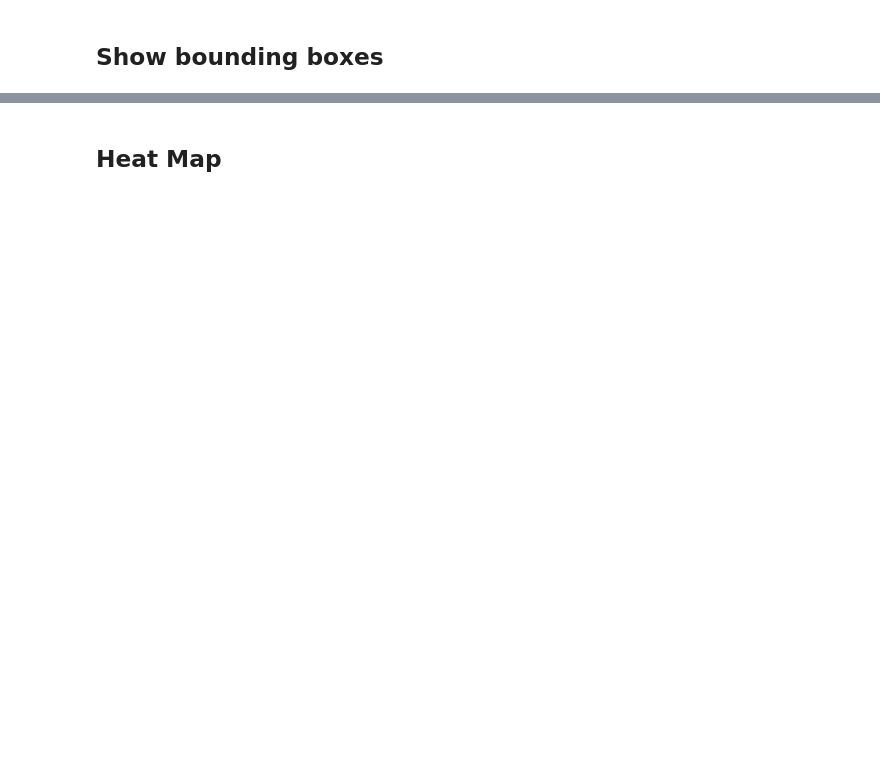
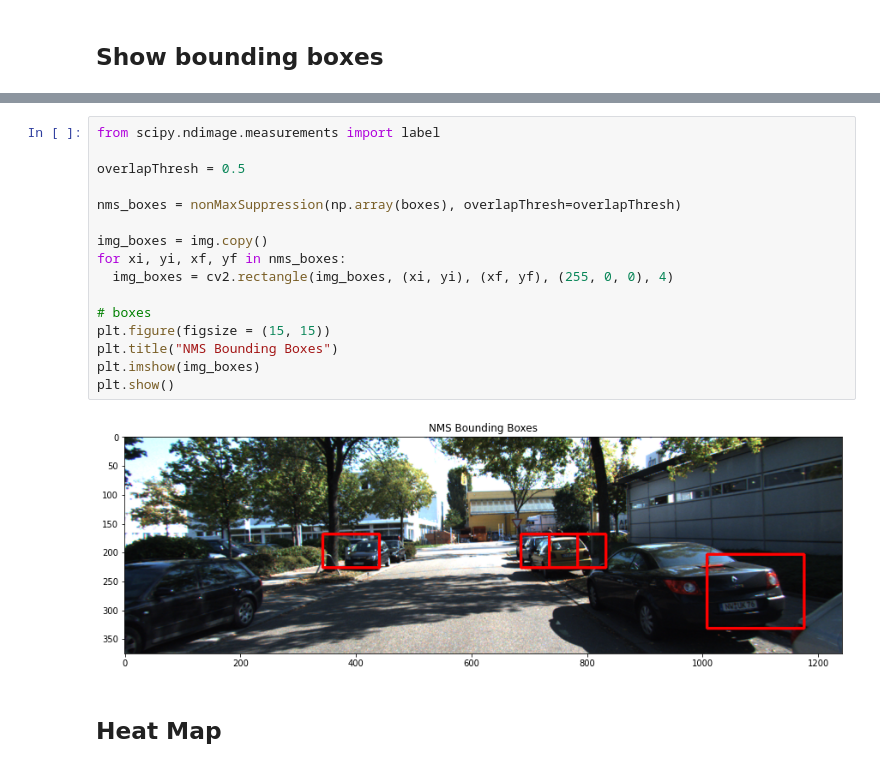
Before and after one commit to chrismartel/ECSE415-Project-G7, a Jupyter notebook: detection/detection.ipynb, the cells around one changed output, grey strips where cells are left out. Saved outputs shown, nothing was run; the diff lists cells and outputs as text; blank space fills up the shorter version.

```diff
--- a/detection/detection.ipynb
+++ b/detection/detection.ipynb
@@ -209,3 +251,21 @@ percentage of positives: 0.04794520547945205
+# %%
+from scipy.ndimage.measurements import label
+
+overlapThresh = 0.5
+
+nms_boxes = nonMaxSuppression(np.array(boxes), overlapThresh=overlapThresh)
+
+img_boxes = img.copy()
+for xi, yi, xf, yf in nms_boxes:
+  img_boxes = cv2.rectangle(img_boxes, (xi, yi), (xf, yf), (255, 0, 0), 4)
+
+# boxes
+plt.figure(figsize = (15, 15))
+plt.title("NMS Bounding Boxes")
+plt.imshow(img_boxes)
+plt.show()
+# %% [output]
+[figure, added]
 # %% [markdown]
 ## Heat Map
 # %%
```
Also changed, not shown: parts of 15 cells of this notebook.
